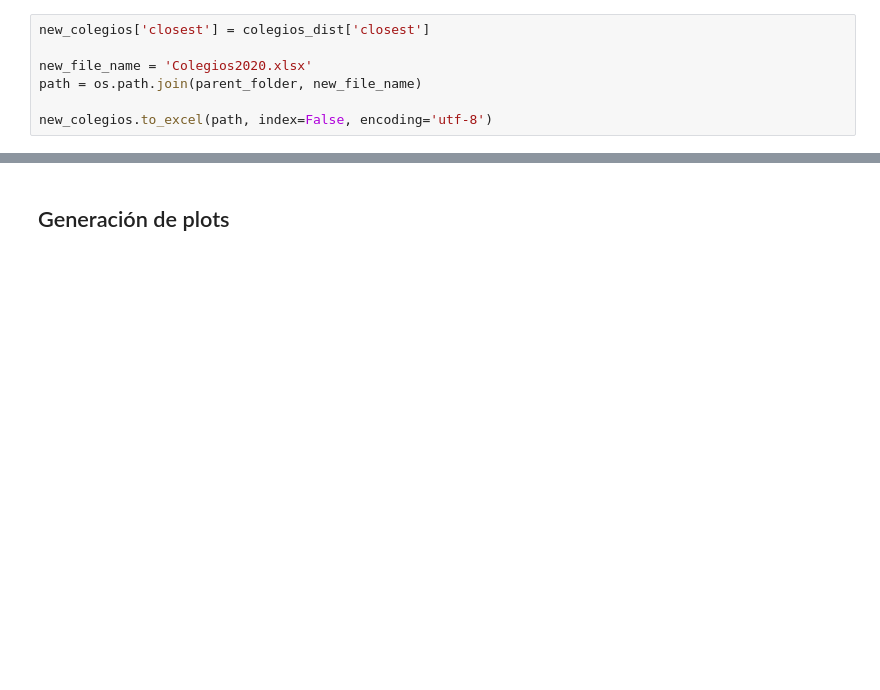
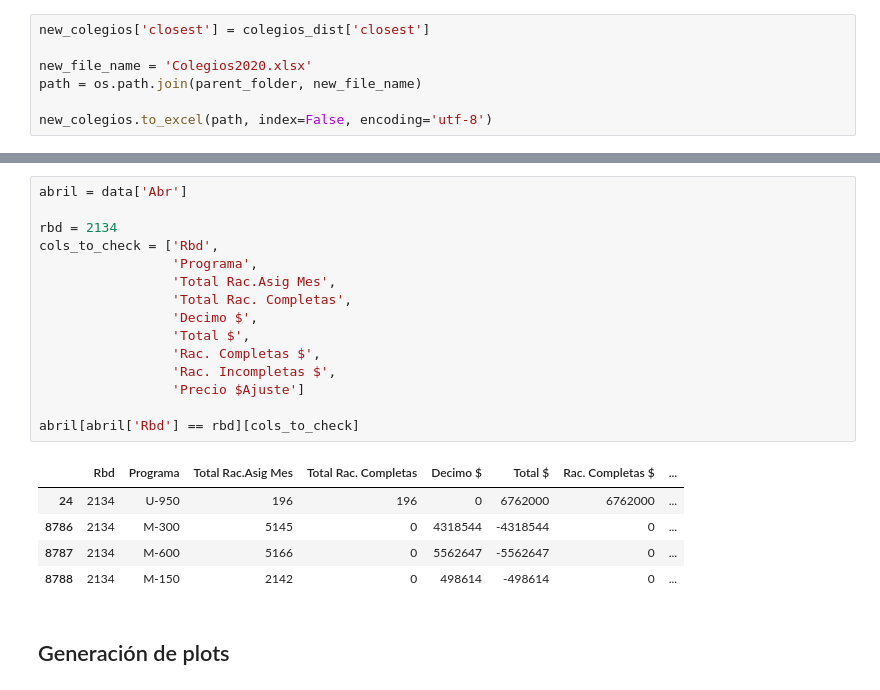
Before and after one commit to rbenatuilv/Junaeb-IMT-Capstone, a Jupyter notebook: data_processing.ipynb, the cells around one changed output, grey strips where cells are left out. Cells and saved outputs as stored; diff of their text form; blank space fills up the shorter version.

```diff
--- a/data_processing.ipynb
+++ b/data_processing.ipynb
@@ -275,3 +295,24 @@ new_colegios.to_excel(path, index=False, encoding='utf-8')
+# %%
+abril = data['Abr']
+
+rbd = 2134
+cols_to_check = ['Rbd',
+                 'Programa',
+                 'Total Rac.Asig Mes',
+                 'Total Rac. Completas',
+                 'Decimo $',
+                 'Total $',
+                 'Rac. Completas $',
+                 'Rac. Incompletas $',
+                 'Precio $Ajuste']
+
+abril[abril['Rbd'] == rbd][cols_to_check]
+# %% [output]
+|  | Rbd | Programa | Total Rac.Asig Mes | Total Rac. Completas | Decimo $ | Total $ | Rac. Completas $ | ... |
+| 24 | 2134 | U-950 | 196 | 196 | 0 | 6762000 | 6762000 | ... |
+| 8786 | 2134 | M-300 | 5145 | 0 | 4318544 | -4318544 | 0 | ... |
+| 8787 | 2134 | M-600 | 5166 | 0 | 5562647 | -5562647 | 0 | ... |
+| 8788 | 2134 | M-150 | 2142 | 0 | 498614 | -498614 | 0 | ... |
 # %% [markdown]
 ## Generación de plots
 # %%
```
Also changed, not shown: parts of 3 cells of this notebook, 1 other file.
